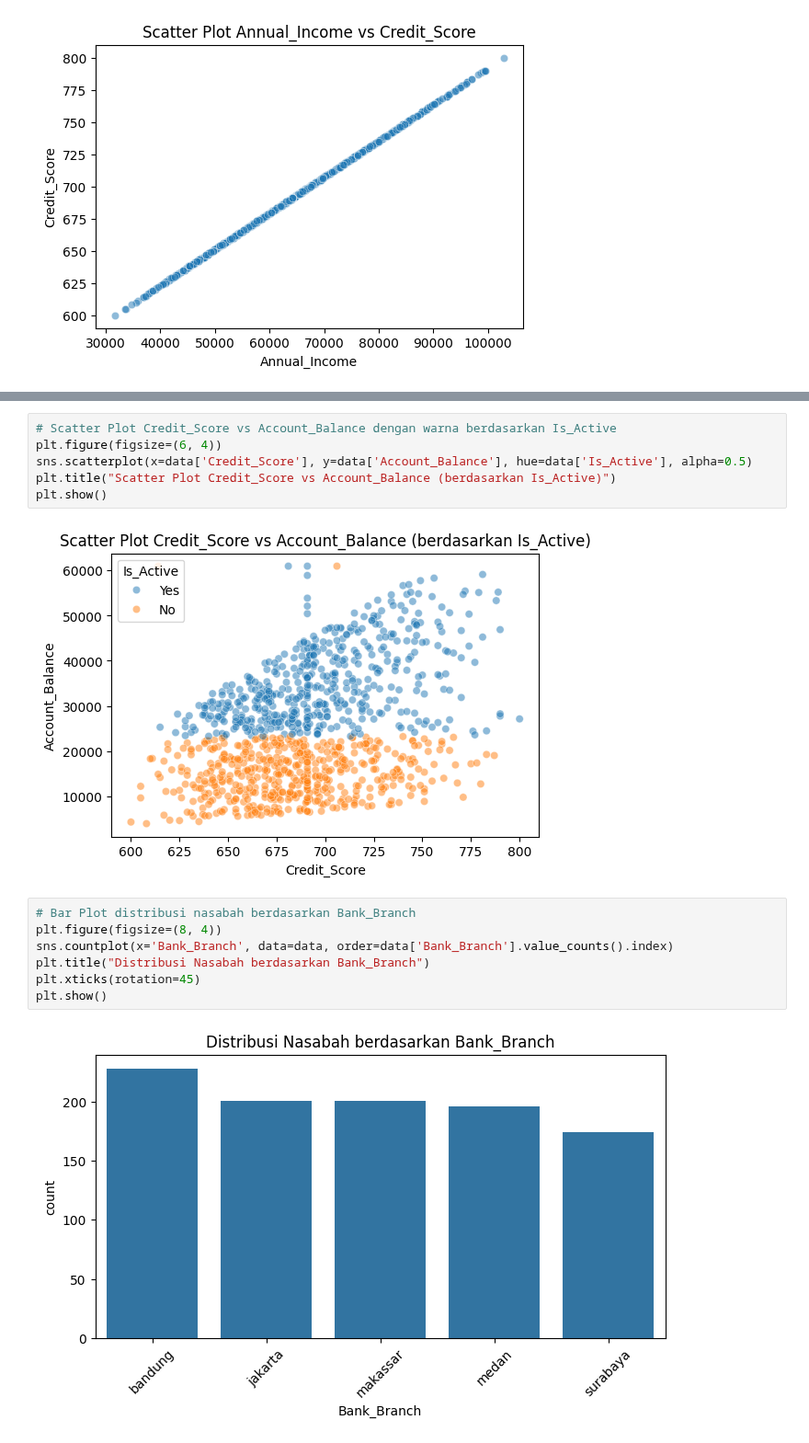
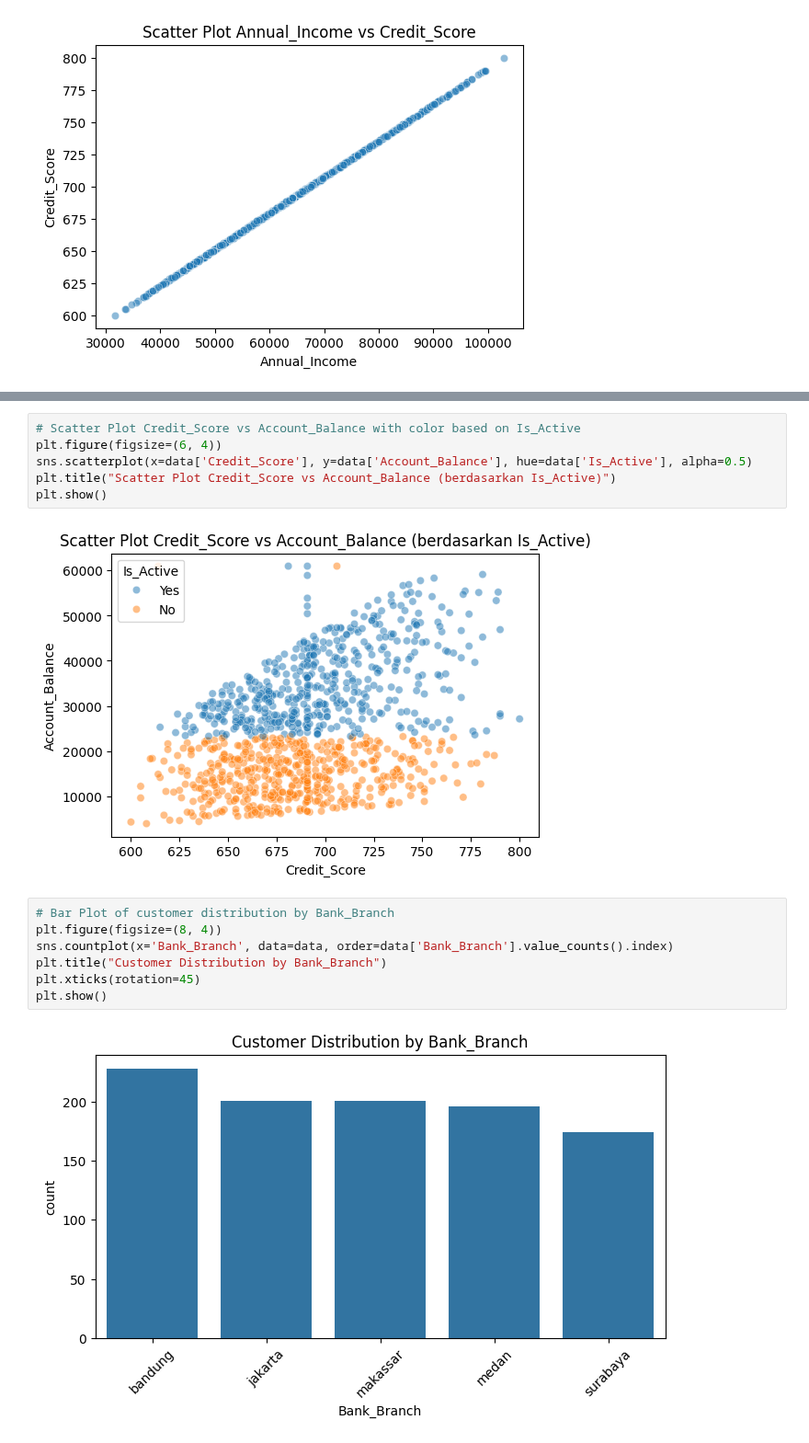
Before and after one commit to andrybrew/data-science-machine-learning-BI, a Jupyter notebook: Introduction_to_EDA_Data_Preprocessing_n_Data_Visualization.ipynb, the cells around one changed output, grey strips where cells are left out. Shown at 92% size. Saved outputs shown, nothing was run; the diff lists cells and outputs as text.

```diff
--- a/Introduction_to_EDA_Data_Preprocessing_n_Data_Visualization.ipynb
+++ b/Introduction_to_EDA_Data_Preprocessing_n_Data_Visualization.ipynb
@@ -322,5 +318,5 @@ plt.show()
 # %%
-# Scatter Plot Credit_Score vs Account_Balance dengan warna berdasarkan Is_Active
+# Scatter Plot Credit_Score vs Account_Balance with color based on Is_Active
 plt.figure(figsize=(6, 4))
 sns.scatterplot(x=data['Credit_Score'], y=data['Account_Balance'], hue=data['Is_Active'], alpha=0.5)
 plt.title("Scatter Plot Credit_Score vs Account_Balance (berdasarkan Is_Active)")
@@ -328,12 +324,12 @@ plt.show()
 # %% [output]
 [figure]
 # %%
-# Bar Plot distribusi nasabah berdasarkan Bank_Branch
+# Bar Plot of customer distribution by Bank_Branch
 plt.figure(figsize=(8, 4))
 sns.countplot(x='Bank_Branch', data=data, order=data['Bank_Branch'].value_counts().index)
-plt.title("Distribusi Nasabah berdasarkan Bank_Branch")
+plt.title("Customer Distribution by Bank_Branch")
 plt.xticks(rotation=45)
 plt.show()
 # %% [output]
-[figure, old version]
+[figure, new version]
 # %% [markdown]
```
Also changed, not shown: parts of 74 cells of this notebook.
